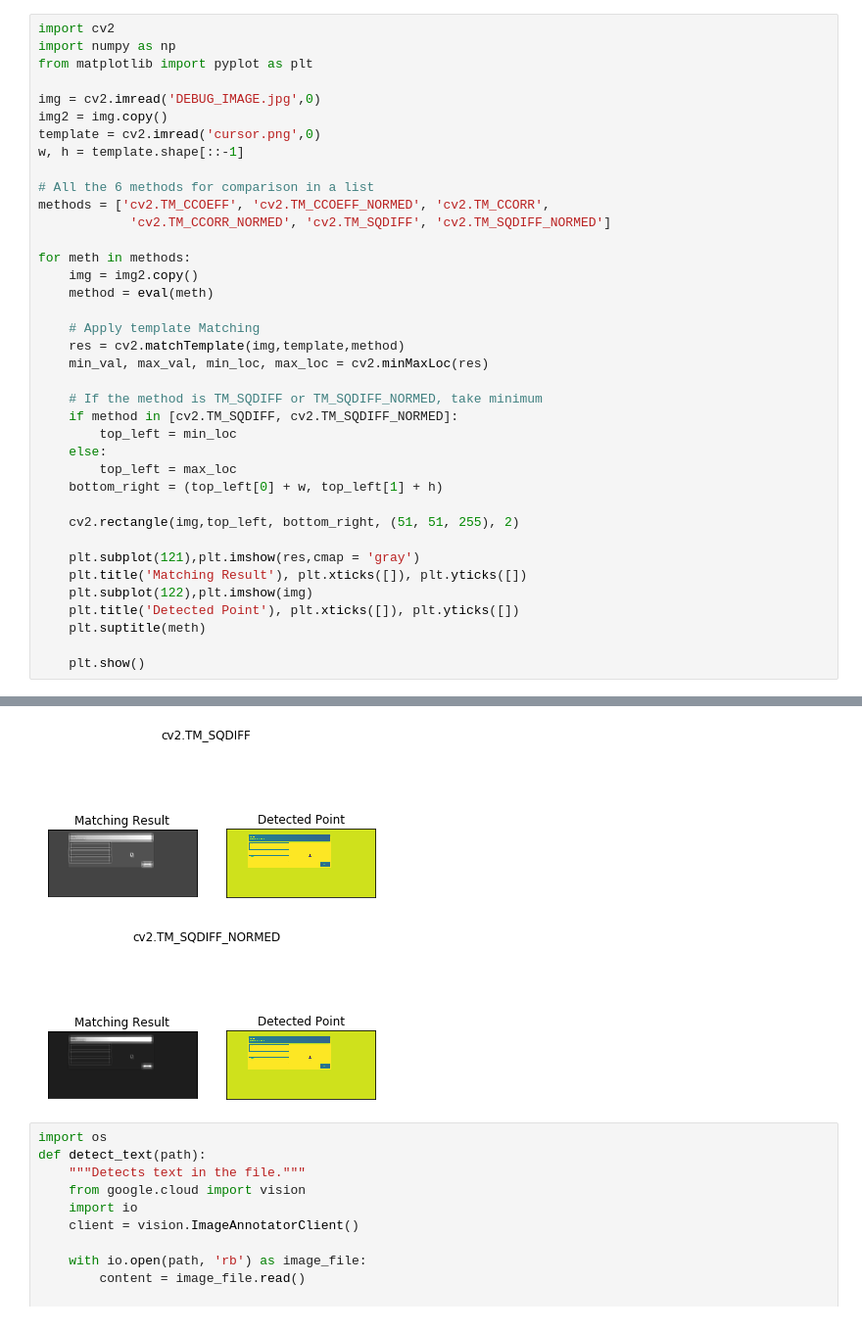
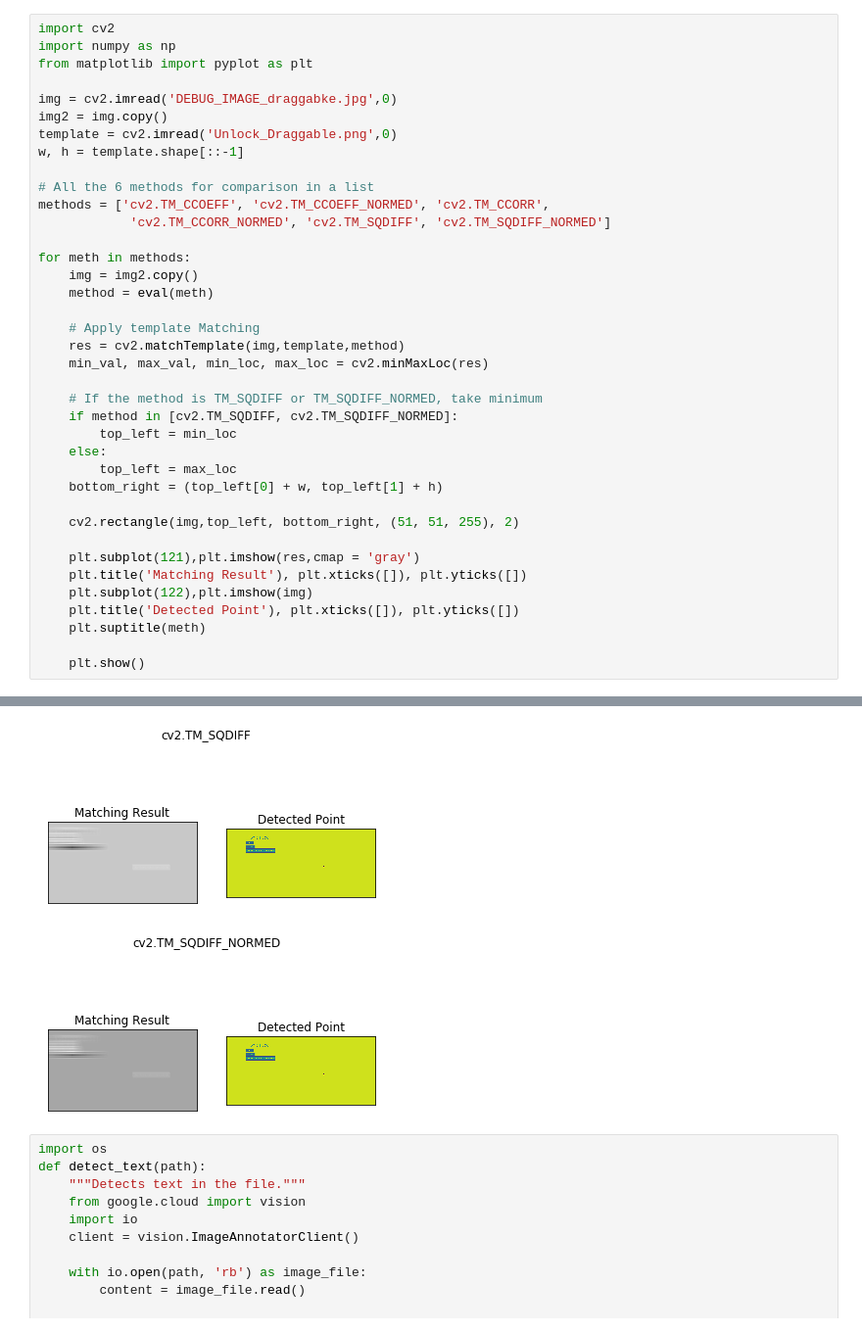
Before and after one commit to Katzuno/BACKEND-Automation-Testing-with-Computer-Vision, a Jupyter notebook: development_tests.ipynb, the cells around one changed output, grey strips where cells are left out. Shown at 98% size. Saved outputs shown, nothing was run; the diff lists cells and outputs as text.

Commit message:
Tested unlock draggable

```diff
--- a/development_tests.ipynb
+++ b/development_tests.ipynb
@@ -3,9 +3,9 @@ import cv2
 import numpy as np
 from matplotlib import pyplot as plt
 
-img = cv2.imread('DEBUG_IMAGE.jpg',0)
+img = cv2.imread('DEBUG_IMAGE_draggabke.jpg',0)
 img2 = img.copy()
-template = cv2.imread('cursor.png',0)
+template = cv2.imread('Unlock_Draggable.png',0)
 w, h = template.shape[::-1]
 
 # All the 6 methods for comparison in a list
@@ -44,5 +44,5 @@ for meth in methods:
-[figure, old version]
+[figure, new version]
-[figure, old version]
+[figure, new version]
 # %%
 import os
 def detect_text(path):
```
Also changed, not shown: parts of 1 cell of this notebook, 5 other files.
